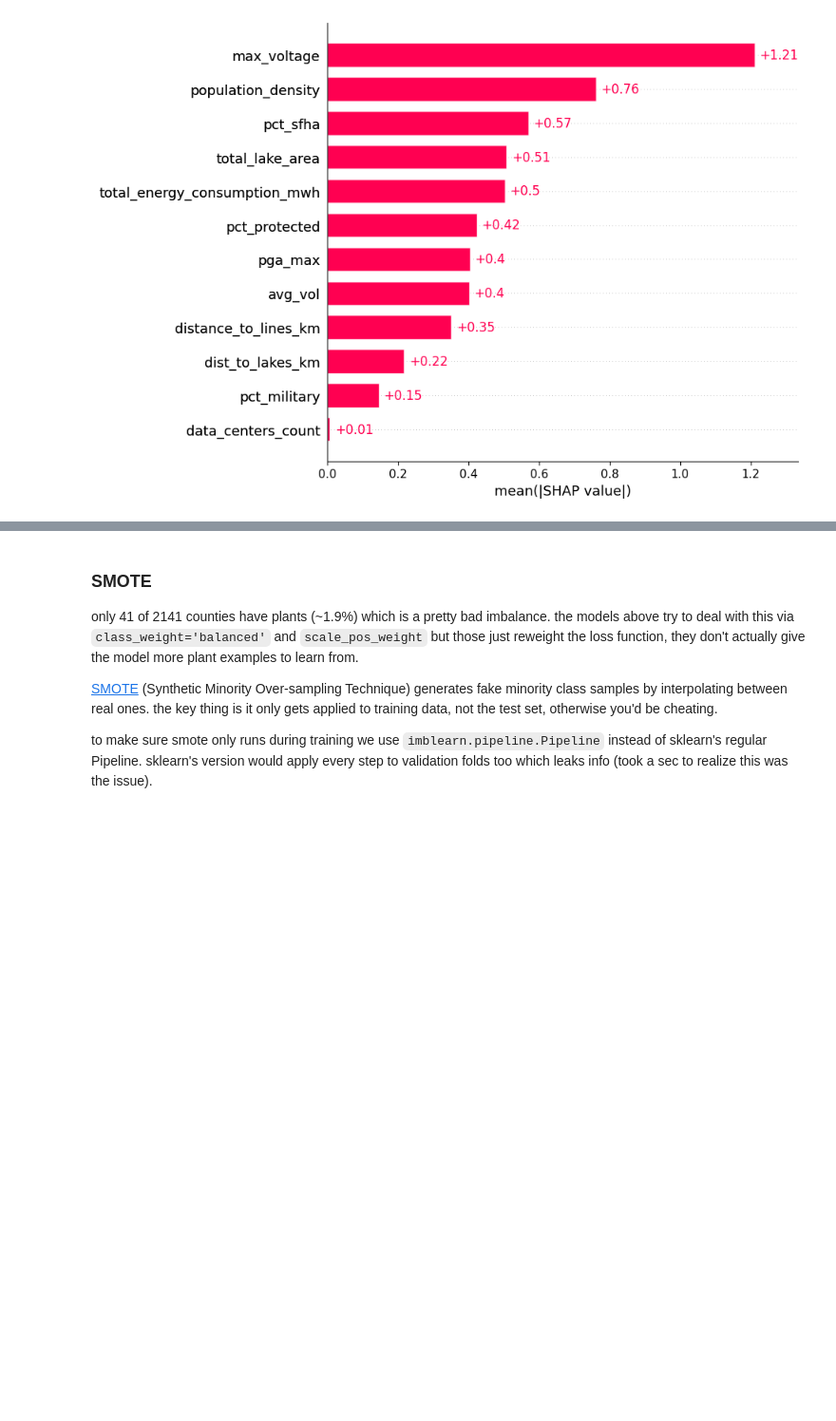
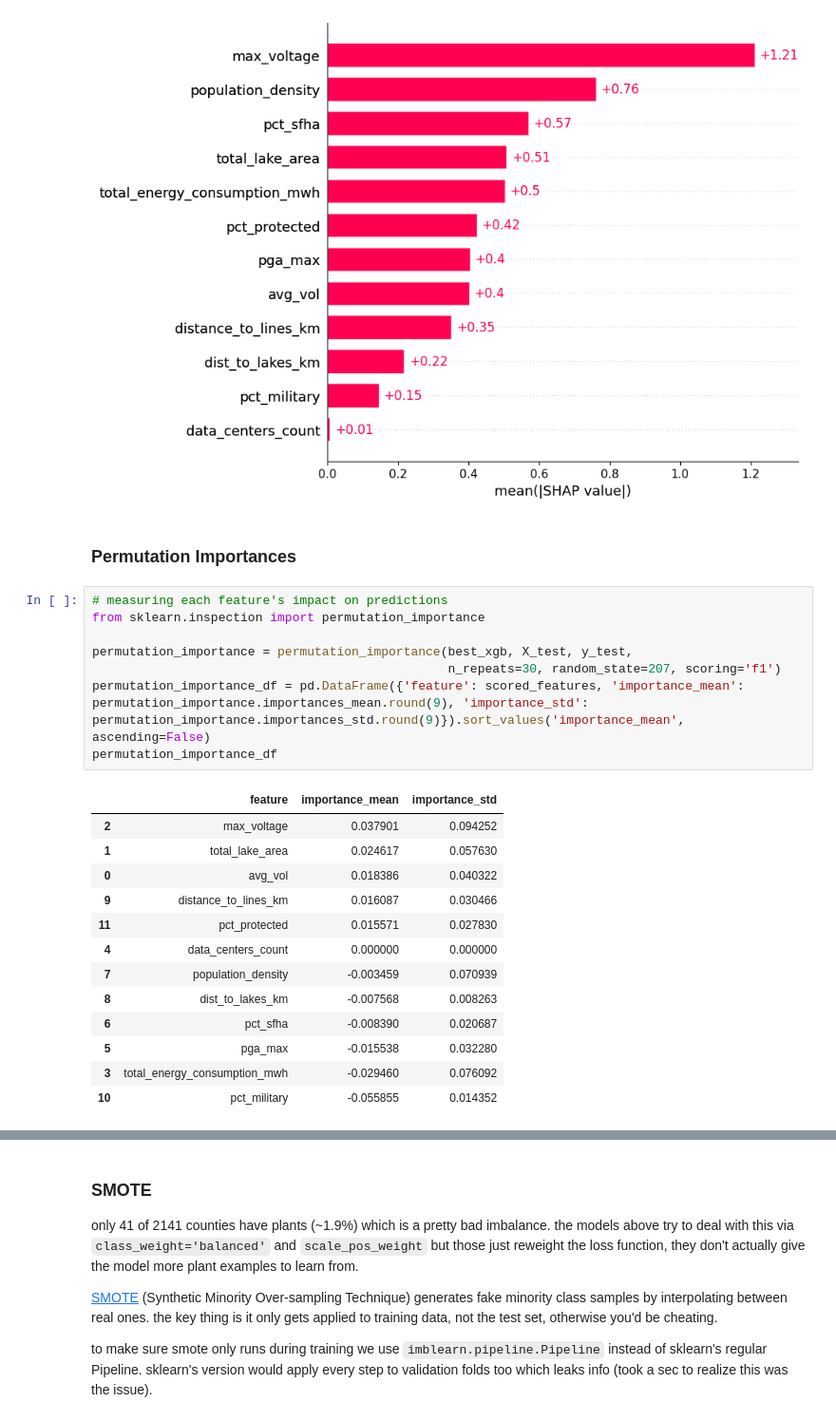
Before and after one commit to quentinconklejr/team-nuclear-family, a Jupyter notebook: notebooks/modeling/validation.ipynb, the cells around one changed output, grey strips where cells are left out. Shown at 95% size. Saved outputs shown, nothing was run; the diff lists cells and outputs as text; blank space fills up the shorter version.

```diff
--- a/notebooks/modeling/validation.ipynb
+++ b/notebooks/modeling/validation.ipynb
@@ -735,3 +735,27 @@ High `max_voltage` (red dots) logically push counties toward having a plant whil
 shap.plots.bar(shap_explanation, max_display=len(scored_features))
 # %% [output]
 [figure]
+# %% [markdown]
+### Permutation Importances
+# %%
+# measuring each feature's impact on predictions
+from sklearn.inspection import permutation_importance
+
+permutation_importance = permutation_importance(best_xgb, X_test, y_test,
+                                                n_repeats=30, random_state=207, scoring='f1')
+permutation_importance_df = pd.DataFrame({'feature': scored_features, 'importance_mean': permutation_importance.importances_mean.round(9), 'importance_std': permutation_importance.importances_std.round(9)}).sort_values('importance_mean', ascending=False)
+permutation_importance_df
+# %% [output]
+|  | feature | importance_mean | importance_std |
+| 2 | max_voltage | 0.037901 | 0.094252 |
+| 1 | total_lake_area | 0.024617 | 0.057630 |
+| 0 | avg_vol | 0.018386 | 0.040322 |
+| 9 | distance_to_lines_km | 0.016087 | 0.030466 |
+| 11 | pct_protected | 0.015571 | 0.027830 |
+| 4 | data_centers_count | 0.000000 | 0.000000 |
+| 7 | population_density | -0.003459 | 0.070939 |
+| 8 | dist_to_lakes_km | -0.007568 | 0.008263 |
+| 6 | pct_sfha | -0.008390 | 0.020687 |
+| 5 | pga_max | -0.015538 | 0.032280 |
+| 3 | total_energy_consumption_mwh | -0.029460 | 0.076092 |
+| 10 | pct_military | -0.055855 | 0.014352 |
```
Also changed, not shown: parts of 6 cells of this notebook.
